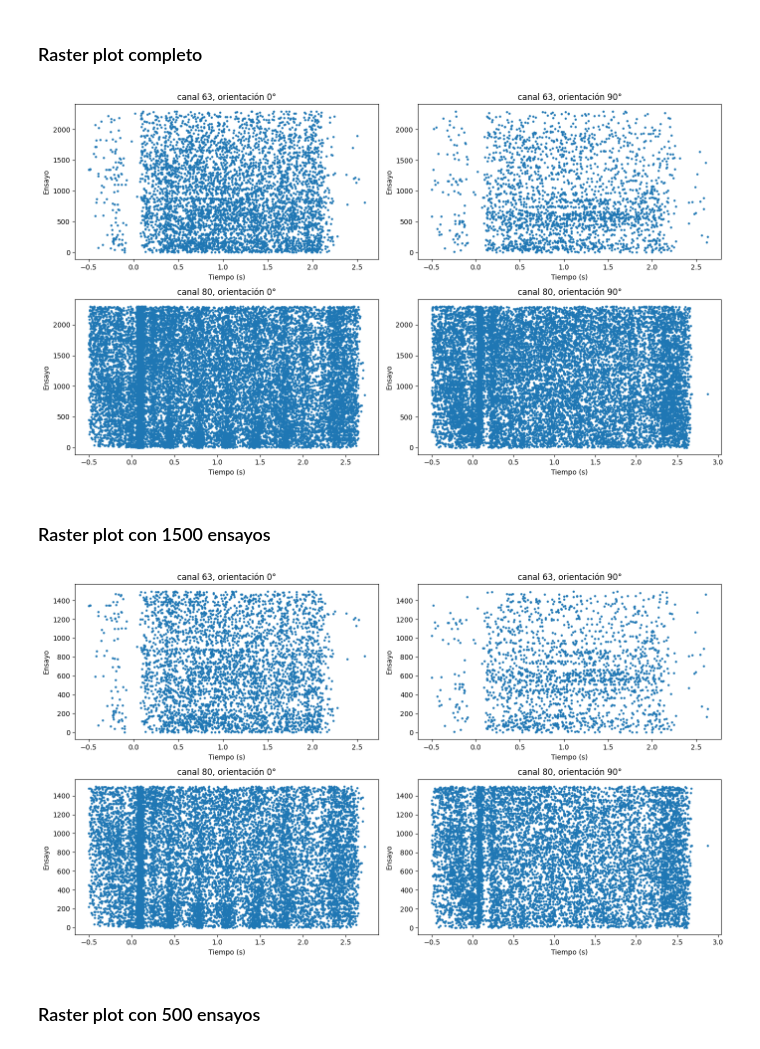
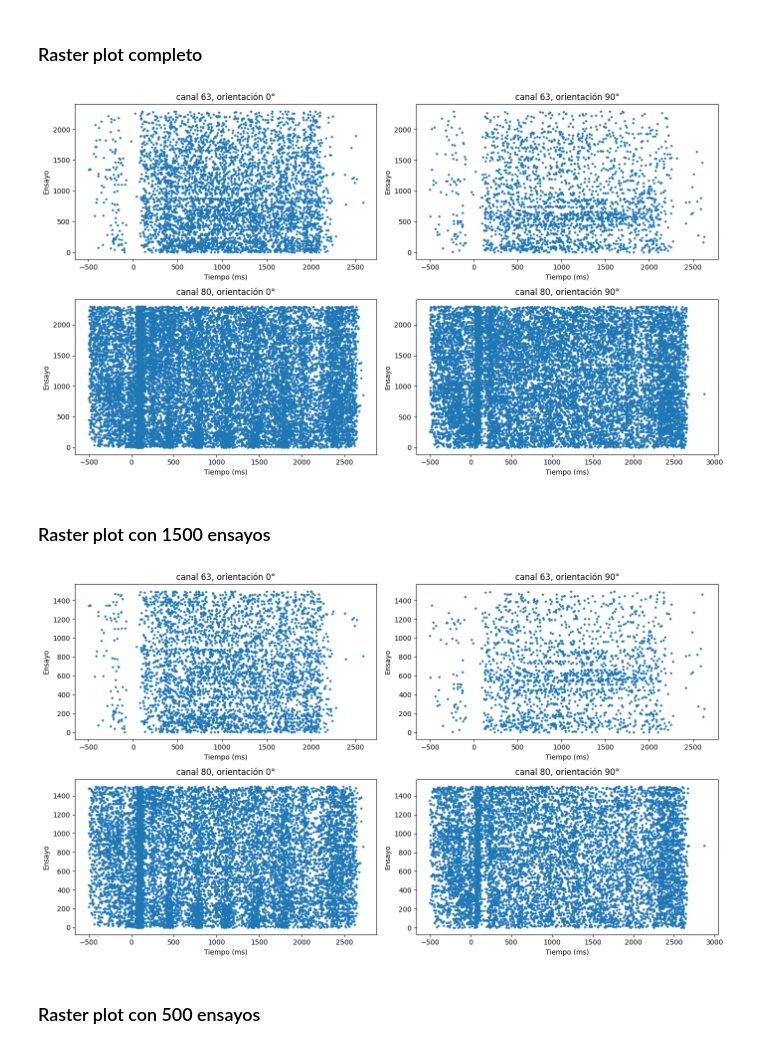
Before and after one commit to jctrejosi/neurociencias, a Jupyter notebook: Lab9 - Poblacion neuronal/index.ipynb, the cells around one changed output. Saved outputs shown, nothing was run; the diff lists cells and outputs as text; code cells hidden in the pictures.

```diff
--- a/Lab9 - Poblacion neuronal/index.ipynb
+++ b/Lab9 - Poblacion neuronal/index.ipynb
@@ -75,51 +75,51 @@ Hay un total de  20 canales registrados en el archivo.
 # %%
 fig, axes = plt.subplots(2, 2, figsize=(14, 8))
 
-axes[0, 0].scatter(chanel_63_0['time'], chanel_63_0['trial'], s=5)
+axes[0, 0].scatter(chanel_63_0['time']*1000, chanel_63_0['trial'], s=5)
 axes[0, 0].set_title("canal 63, orientación 0°")
 
-axes[0, 1].scatter(chanel_63_90['time'], chanel_63_90['trial'], s=5)
+axes[0, 1].scatter(chanel_63_90['time']*1000, chanel_63_90['trial'], s=5)
 axes[0, 1].set_title("canal 63, orientación 90°")
 
-axes[1, 0].scatter(chanel_80_0['time'], chanel_80_0['trial'], s=5)
+axes[1, 0].scatter(chanel_80_0['time']*1000, chanel_80_0['trial'], s=5)
 axes[1, 0].set_title("canal 80, orientación 0°")
 
-axes[1, 1].scatter(chanel_80_90['time'], chanel_80_90['trial'], s=5)
+axes[1, 1].scatter(chanel_80_90['time']*1000, chanel_80_90['trial'], s=5)
 axes[1, 1].set_title("canal 80, orientación 90°")
 
 for ax in axes.flat:
-    ax.set_xlabel("Tiempo (s)")
+    ax.set_xlabel("Tiempo (ms)")
     ax.set_ylabel("Ensayo")
 
 plt.tight_layout()
 plt.show()
 # %% [output]
-[figure, old version]
+[figure, new version]
 # %% [markdown]
 ### Raster plot con 1500 ensayos
 # %%
 fig, axes = plt.subplots(2, 2, figsize=(14, 8))
 
-axes[0, 0].scatter( chanel_63_0[chanel_63_0['trial'] <= 1500]['time'], chanel_63_0[chanel_63_0['trial'] <= 1500]['trial'], s=5)
+axes[0, 0].scatter( chanel_63_0[chanel_63_0['trial'] <= 1500]['time']*1000, chanel_63_0[chanel_63_0['trial'] <= 1500]['trial'], s=5)
 axes[0, 0].set_title("canal 63, orientación 0°")
 
-axes[0, 1].scatter(chanel_63_90[chanel_63_90['trial'] <= 1500]['time'], chanel_63_90[chanel_63_90['trial'] <= 1500]['trial'], s=5)
+axes[0, 1].scatter(chanel_63_90[chanel_63_90['trial'] <= 1500]['time']*1000, chanel_63_90[chanel_63_90['trial'] <= 1500]['trial'], s=5)
 axes[0, 1].set_title("canal 63, orientación 90°")
 
-axes[1, 0].scatter(chanel_80_0[chanel_80_0['trial'] <= 1500]['time'], chanel_80_0[chanel_80_0['trial'] <= 1500]['trial'], s=5)
+axes[1, 0].scatter(chanel_80_0[chanel_80_0['trial'] <= 1500]['time']*1000, chanel_80_0[chanel_80_0['trial'] <= 1500]['trial'], s=5)
 axes[1, 0].set_title("canal 80, orientación 0°")
 
-axes[1, 1].scatter(chanel_80_90[chanel_80_90['trial'] <= 1500]['time'], chanel_80_90[chanel_80_90['trial'] <= 1500]['trial'], s=5)
+axes[1, 1].scatter(chanel_80_90[chanel_80_90['trial'] <= 1500]['time']*1000, chanel_80_90[chanel_80_90['trial'] <= 1500]['trial'], s=5)
 axes[1, 1].set_title("canal 80, orientación 90°")
 
 for ax in axes.flat:
-    ax.set_xlabel("Tiempo (s)")
+    ax.set_xlabel("Tiempo (ms)")
     ax.set_ylabel("Ensayo")
 
 plt.tight_layout()
 plt.show()
 # %% [output]
-[figure, old version]
+[figure, new version]
 # %% [markdown]
 ### Raster plot con 500 ensayos
 # %%
```
Also changed, not shown: parts of 4 cells of this notebook.
